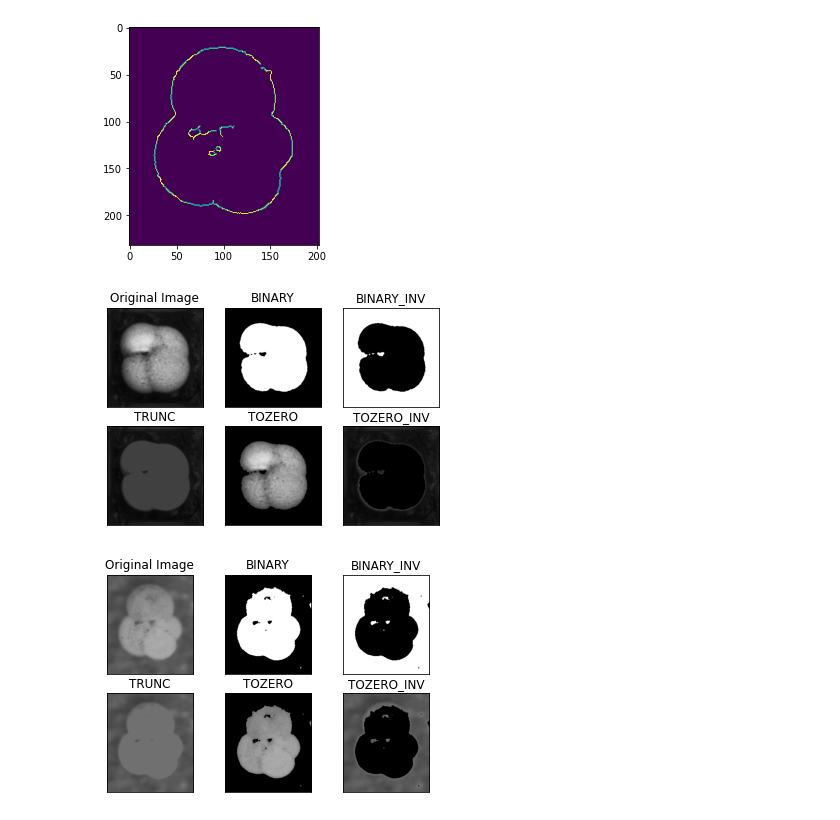
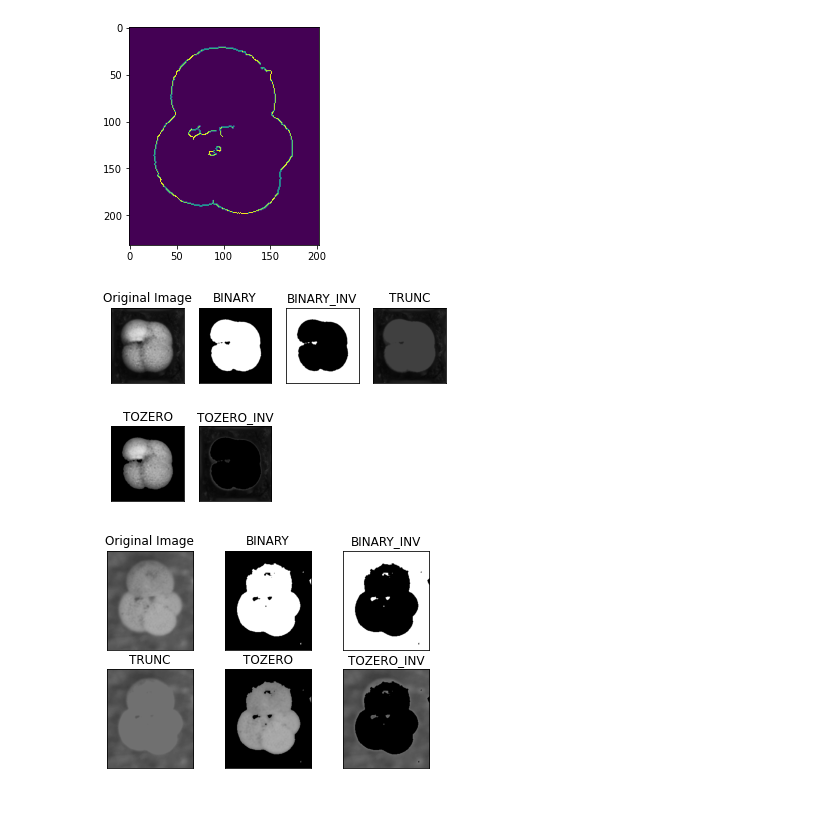
Before and after one commit to y1huac00/SummerProject, a Jupyter notebook: Utils/cv_experiments.ipynb, the cells around one changed output. Drawn from its saved outputs; the diff is of its cells as text; code cells hidden in the pictures.

```diff
--- a/Utils/cv_experiments.ipynb
+++ b/Utils/cv_experiments.ipynb
@@ -96,9 +96,9 @@ def multiple_thresold(img, lower_bound=127, upper_bound=255):
     return imgs,titles
 # %%
 imgs_YPM, names_YPM = multiple_thresold(YPM,64)
-easyplot(imgs_YPM, names_YPM,2,3)
+easyplot(imgs_YPM, names_YPM,2,4)
 # %% [output]
-[figure, old version]
+[figure, new version]
 # %%
 imgs_NHM, names_NHM = multiple_thresold(NHM,112)
 easyplot(imgs_NHM, names_NHM,2,3)
```
Also changed, not shown: parts of 2 cells of this notebook, 4 other files.
